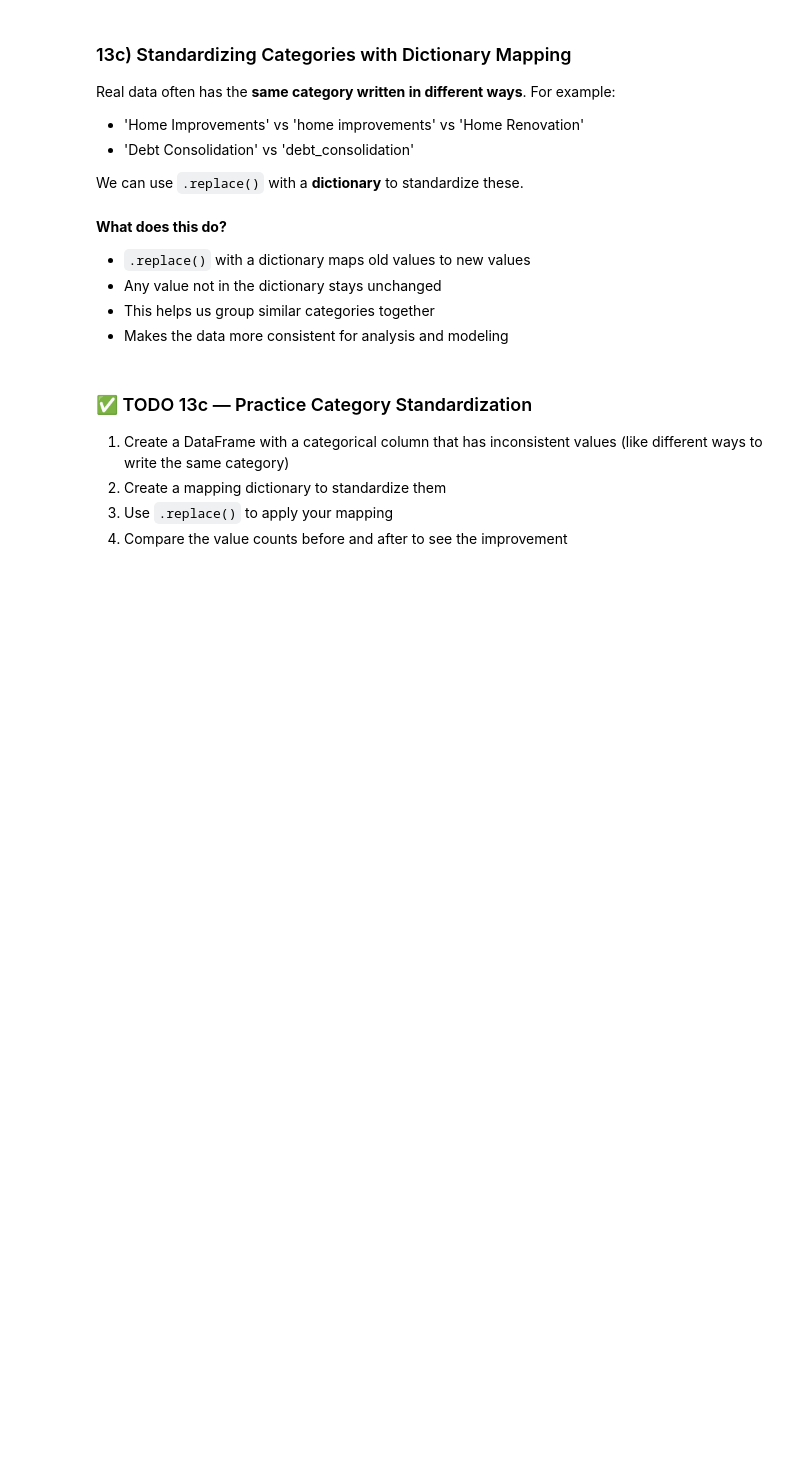
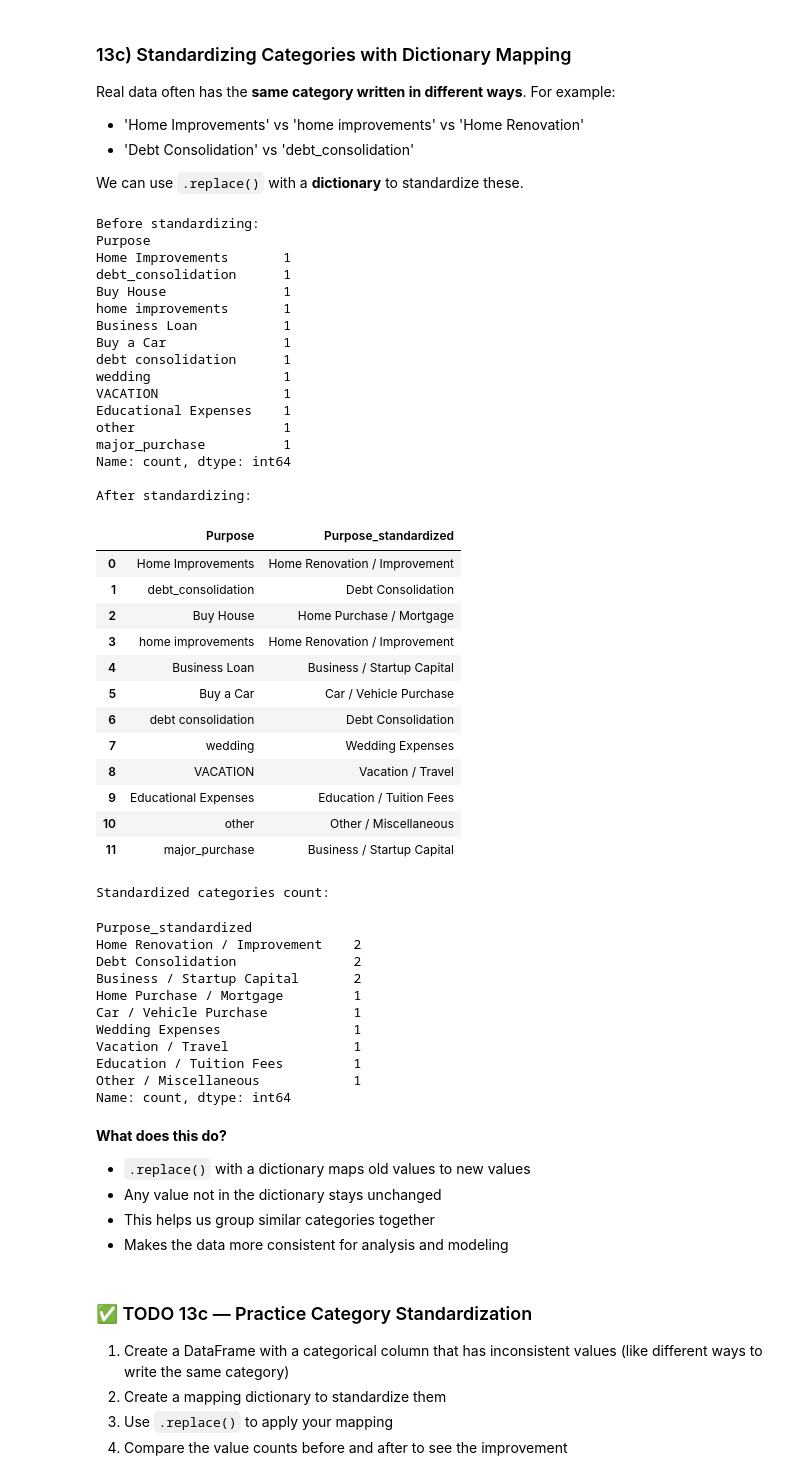
Before and after one commit to dariohoxha/Lone-Risk-Prediction-MDST, a Jupyter notebook: python_numpy_pandas_tutorial.ipynb, the cells around one changed output. Cells and saved outputs as stored; diff of their text form; code cells hidden in the pictures; blank space fills up the shorter version.

```diff
--- a/python_numpy_pandas_tutorial.ipynb
+++ b/python_numpy_pandas_tutorial.ipynb
@@ -839,35 +1255,78 @@ We can use `.replace()` with a **dictionary** to standardize these.
 purpose_data = {
     'Purpose': ['Home Improvements', 'debt_consolidation', 'Buy House', 'home improvements',
                'Business Loan', 'Buy a Car', 'debt consolidation', 'wedding', 'VACATION',
                'Educational Expenses', 'other', 'major_purchase']
 }
 df_purpose = pd.DataFrame(purpose_data)
 print("Before standardizing:")
 print(df_purpose['Purpose'].value_counts())
 
 # Create a mapping dictionary to standardize categories
 purpose_mapping = {
     'Home Improvements': 'Home Renovation / Improvement',
     'home improvements': 'Home Renovation / Improvement',
     'debt_consolidation': 'Debt Consolidation',
     'debt consolidation': 'Debt Consolidation',
     'Buy House': 'Home Purchase / Mortgage',
     'Business Loan': 'Business / Startup Capital',
     'Buy a Car': 'Car / Vehicle Purchase',
     'wedding': 'Wedding Expenses',
     'VACATION': 'Vacation / Travel',
     'Educational Expenses': 'Education / Tuition Fees',
     'other': 'Other / Miscellaneous',
     'major_purchase': 'Business / Startup Capital'
 }
 
 # Apply the mapping
 df_purpose['Purpose_standardized'] = df_purpose['Purpose'].replace(purpose_mapping)
 
 print("\nAfter standardizing:")
-print(df_purpose)
+display(df_purpose)
 print("\nStandardized categories count:")
-print(df_purpose['Purpose_standardized'].value_counts())
+display(df_purpose['Purpose_standardized'].value_counts())
+# %% [output]
+Before standardizing:
+Purpose
+Home Improvements       1
+debt_consolidation      1
+Buy House               1
+home improvements       1
+Business Loan           1
+Buy a Car               1
+debt consolidation      1
+wedding                 1
+VACATION                1
+Educational Expenses    1
+other                   1
+major_purchase          1
+Name: count, dtype: int64
+
+After standardizing:
+|  | Purpose | Purpose_standardized |
+| 0 | Home Improvements | Home Renovation / Improvement |
+| 1 | debt_consolidation | Debt Consolidation |
+| 2 | Buy House | Home Purchase / Mortgage |
+| 3 | home improvements | Home Renovation / Improvement |
+| 4 | Business Loan | Business / Startup Capital |
+| 5 | Buy a Car | Car / Vehicle Purchase |
+| 6 | debt consolidation | Debt Consolidation |
+| 7 | wedding | Wedding Expenses |
+| 8 | VACATION | Vacation / Travel |
+| 9 | Educational Expenses | Education / Tuition Fees |
+| 10 | other | Other / Miscellaneous |
+| 11 | major_purchase | Business / Startup Capital |
+Standardized categories count:
+Purpose_standardized
+Home Renovation / Improvement    2
+Debt Consolidation               2
+Business / Startup Capital       2
+Home Purchase / Mortgage         1
+Car / Vehicle Purchase           1
+Wedding Expenses                 1
+Vacation / Travel                1
+Education / Tuition Fees         1
+Other / Miscellaneous            1
+Name: count, dtype: int64
 # %% [markdown]
 **What does this do?**
 - `.replace()` with a dictionary maps old values to new values
```
Also changed, not shown: parts of 12 cells of this notebook.
